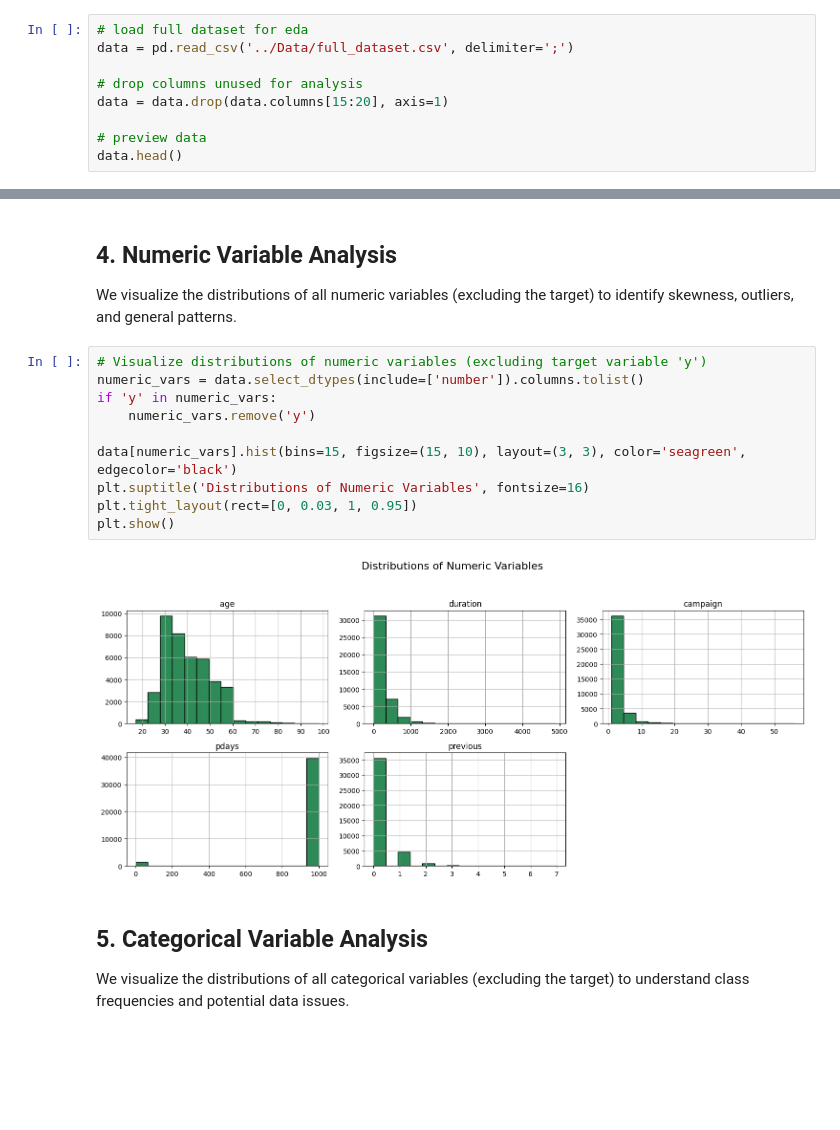
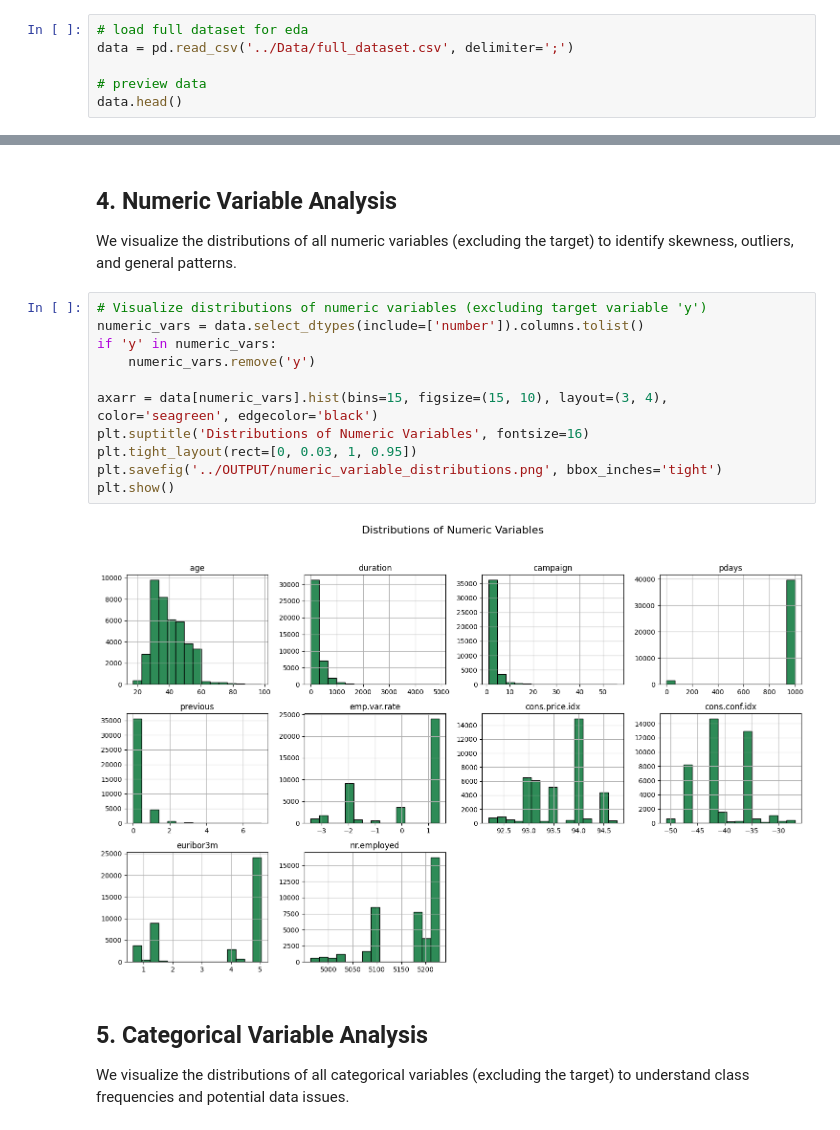
Before and after one commit to mayooueidat-uva/super-original-machine-learning-final-project, a Jupyter notebook: Notebooks/Descriptive_Analysis.ipynb, the cells around one changed output, grey strips where cells are left out. Cells and saved outputs as stored; diff of their text form; blank space fills up the shorter version.

```diff
--- a/Notebooks/Descriptive_Analysis.ipynb
+++ b/Notebooks/Descriptive_Analysis.ipynb
@@ -51,9 +51,6 @@ We begin by importing necessary libraries and loading the dataset. Unused column
 # load full dataset for eda
 data = pd.read_csv('../Data/full_dataset.csv', delimiter=';')
 
-# drop columns unused for analysis
-data = data.drop(data.columns[15:20], axis=1)
-
 # preview data
 data.head()
 # %% [output]
@@ -121,15 +125,16 @@ We visualize the distributions of all numeric variables (excluding the target) t
 # %%
 # Visualize distributions of numeric variables (excluding target variable 'y')
 numeric_vars = data.select_dtypes(include=['number']).columns.tolist()
 if 'y' in numeric_vars:
     numeric_vars.remove('y')
 
-data[numeric_vars].hist(bins=15, figsize=(15, 10), layout=(3, 3), color='seagreen', edgecolor='black')
+axarr = data[numeric_vars].hist(bins=15, figsize=(15, 10), layout=(3, 4), color='seagreen', edgecolor='black')
 plt.suptitle('Distributions of Numeric Variables', fontsize=16)
 plt.tight_layout(rect=[0, 0.03, 1, 0.95])
+plt.savefig('../OUTPUT/numeric_variable_distributions.png', bbox_inches='tight')
 plt.show()
 # %% [output]
-[figure, old version]
+[figure, new version]
 # %% [markdown]
 ## 5. Categorical Variable Analysis
 
```
Also changed, not shown: parts of 4 cells of this notebook, 25 other files.
